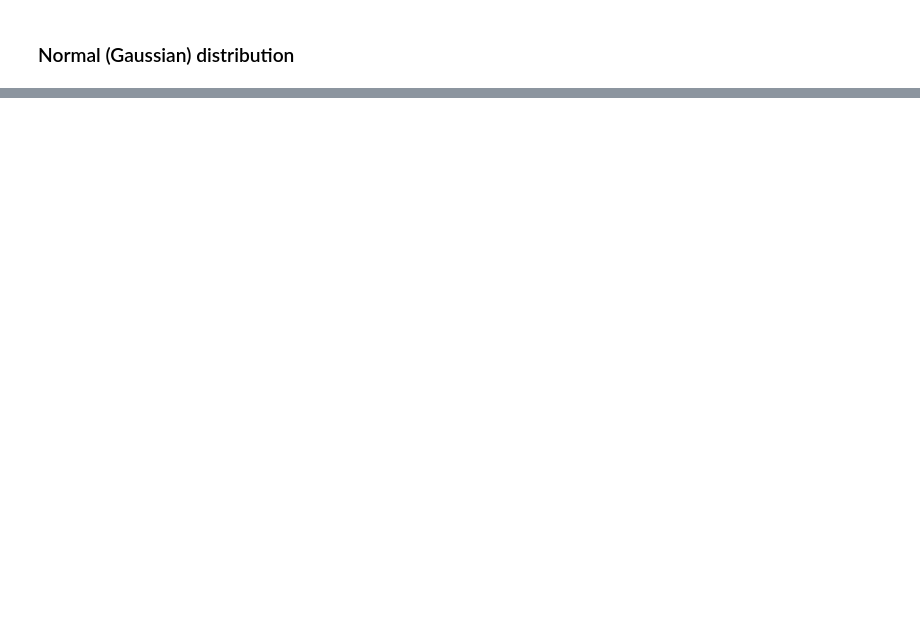
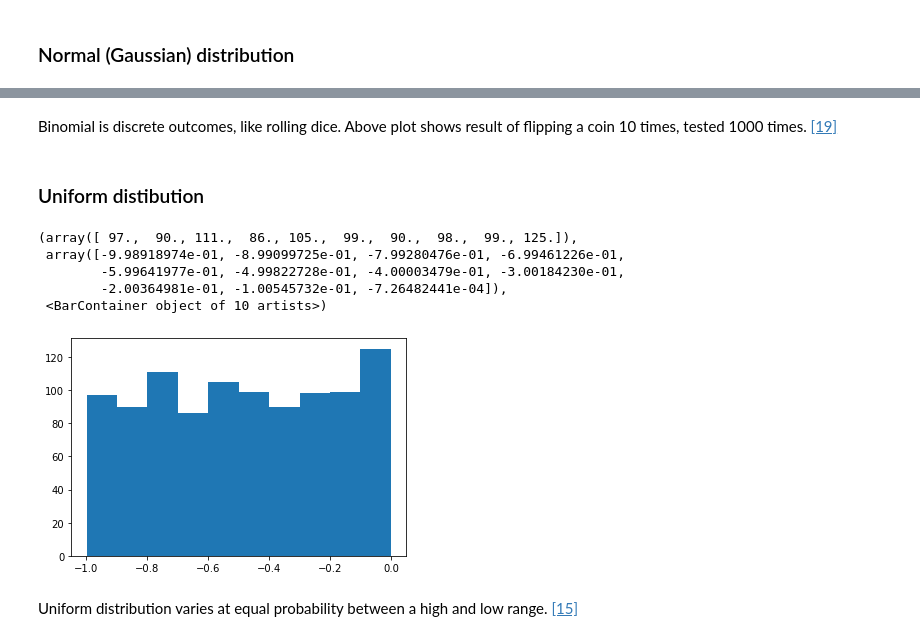
Before and after one commit to Anja585/SchoolAssignment-ProgrammingForDataAnalysis, a Jupyter notebook: numpy_random.ipynb, the cells around one changed output, grey strips where cells are left out. Cells and saved outputs as stored; diff of their text form; code cells hidden in the pictures; blank space fills up the shorter version.

```diff
--- a/numpy_random.ipynb
+++ b/numpy_random.ipynb
@@ -184,3 +221,19 @@ Using random() function in NumPy, we are saying to pick up the sample from the n
+# %% [markdown]
+Binomial is discrete outcomes, like rolling dice. Above plot shows result of flipping a coin 10 times, tested 1000 times. [[19]](#Reference)
+# %% [markdown]
+### Uniform distibution
+# %%
+s = rng.uniform(-1,0,1000)
+plt.hist(s)
+# %% [output]
+(array([ 97.,  90., 111.,  86., 105.,  99.,  90.,  98.,  99., 125.]),
+ array([-9.98918974e-01, -8.99099725e-01, -7.99280476e-01, -6.99461226e-01,
+        -5.99641977e-01, -4.99822728e-01, -4.00003479e-01, -3.00184230e-01,
+        -2.00364981e-01, -1.00545732e-01, -7.26482441e-04]),
+ <BarContainer object of 10 artists>)
+[figure, added]
+# %% [markdown]
+Uniform distribution varies at equal probability between a high and low range. [[15]](#Reference)
 # %% [markdown]
 ## References
 1. Random sampling (numpy.random) — NumPy v1.21 Manual. (2008–2021). NumPy. Retrieved October 31, 2021, from https://numpy.org/doc/stable/reference/random/index.html
```
Also changed, not shown: parts of 12 cells of this notebook.
